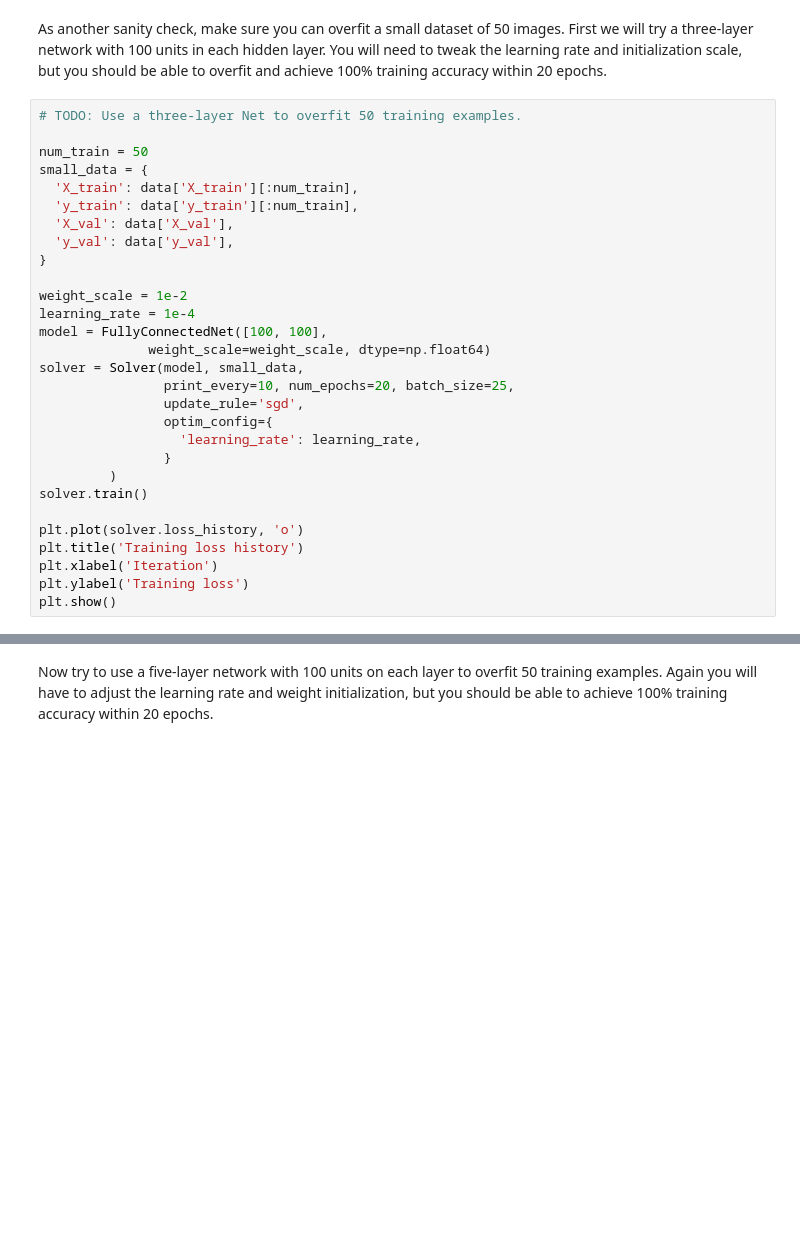
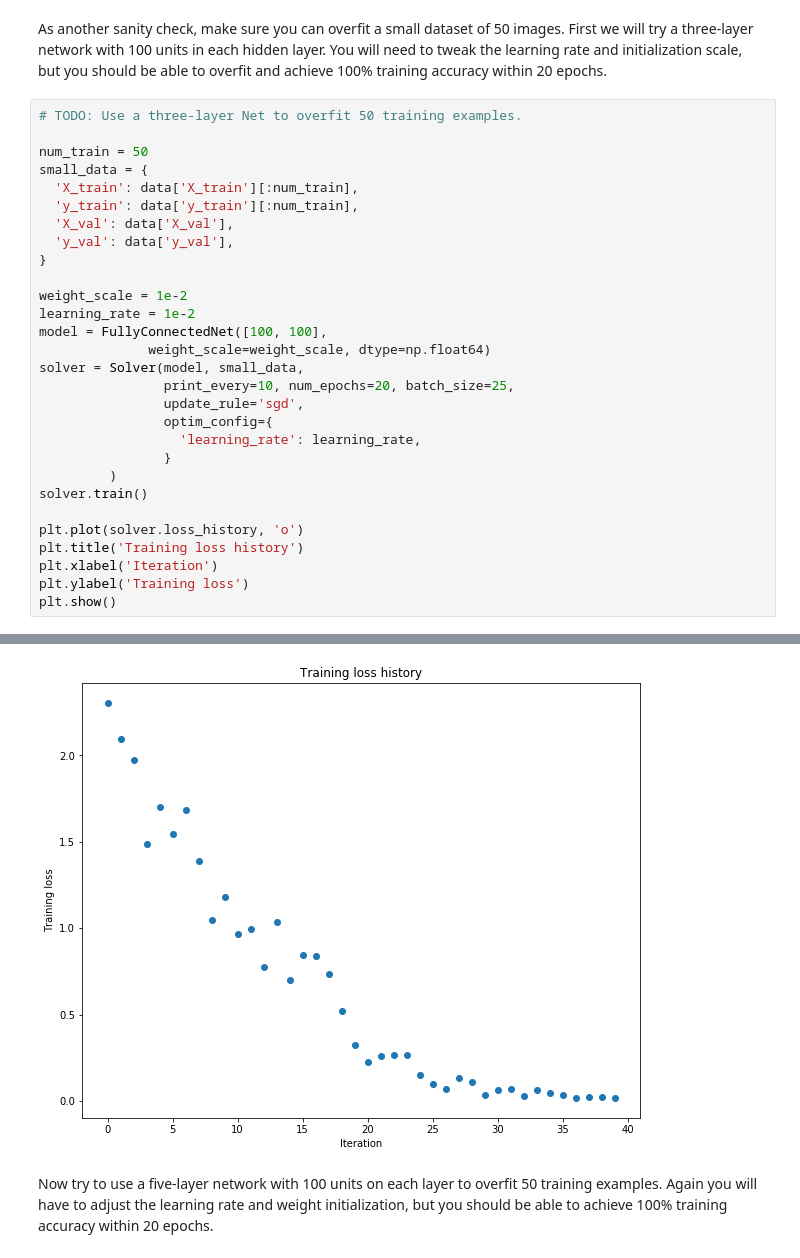
Before and after one commit to xxiao1992/cs231n, a Jupyter notebook: assignment2/FullyConnectedNets.ipynb, the cells around one changed output, grey strips where cells are left out. Cells and saved outputs as stored; diff of their text form; blank space fills up the shorter version.

```diff
--- a/assignment2/FullyConnectedNets.ipynb
+++ b/assignment2/FullyConnectedNets.ipynb
@@ -343,7 +422,7 @@ small_data = {
 }
 
 weight_scale = 1e-2
-learning_rate = 1e-4
+learning_rate = 1e-2
 model = FullyConnectedNet([100, 100],
               weight_scale=weight_scale, dtype=np.float64)
 solver = Solver(model, small_data,
@@ -360,3 +439,4 @@ plt.title('Training loss history')
 plt.xlabel('Iteration')
 plt.ylabel('Training loss')
 plt.show()
+# %% [output]
@@ -363,3 +460,4 @@ plt.show()
+[figure, added]
 # %% [markdown]
 Now try to use a five-layer network with 100 units on each layer to overfit 50 training examples. Again you will have to adjust the learning rate and weight initialization, but you should be able to achieve 100% training accuracy within 20 epochs.
 # %%
```
Also changed, not shown: parts of 19 cells of this notebook, 3 other files.
